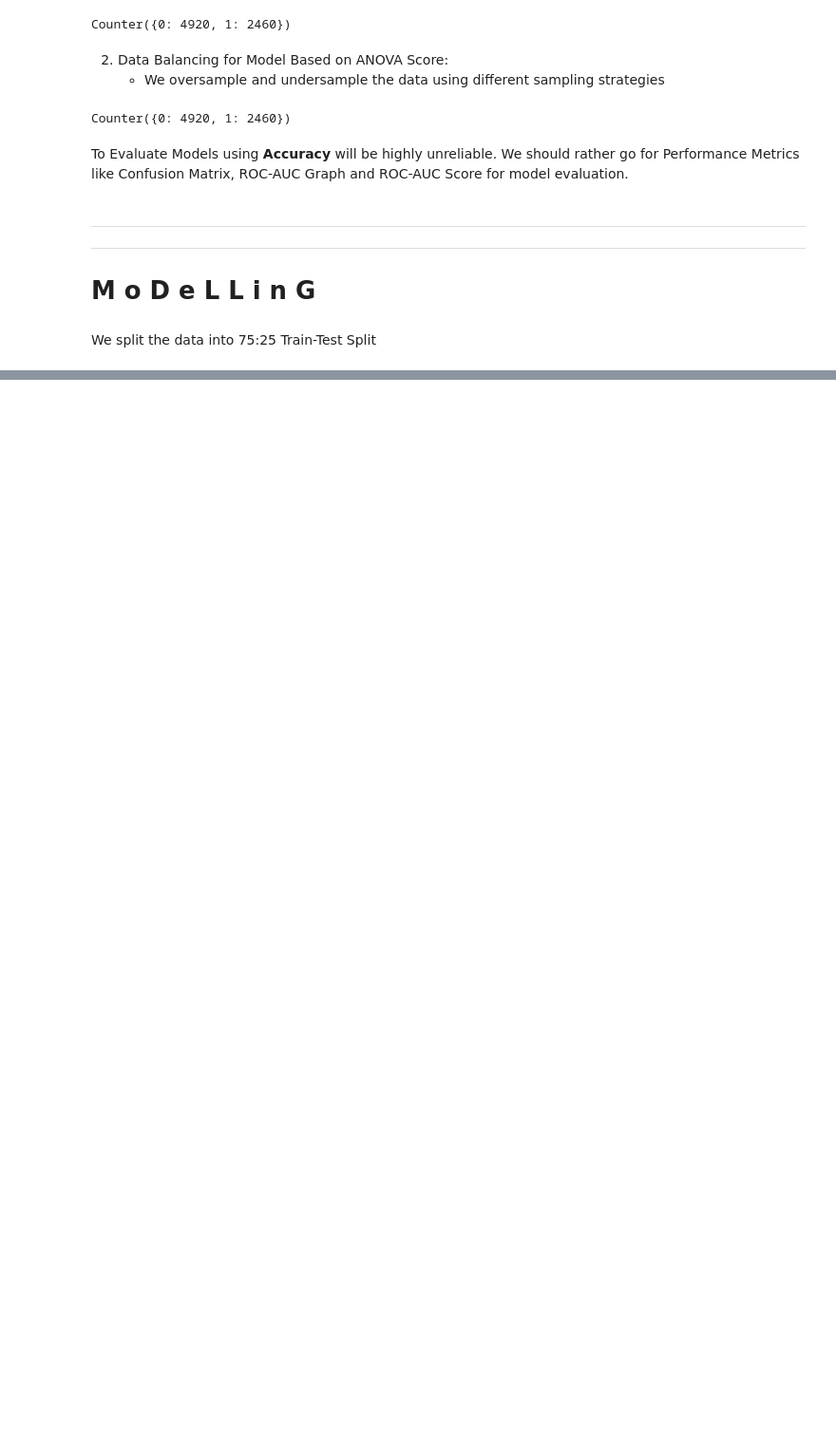
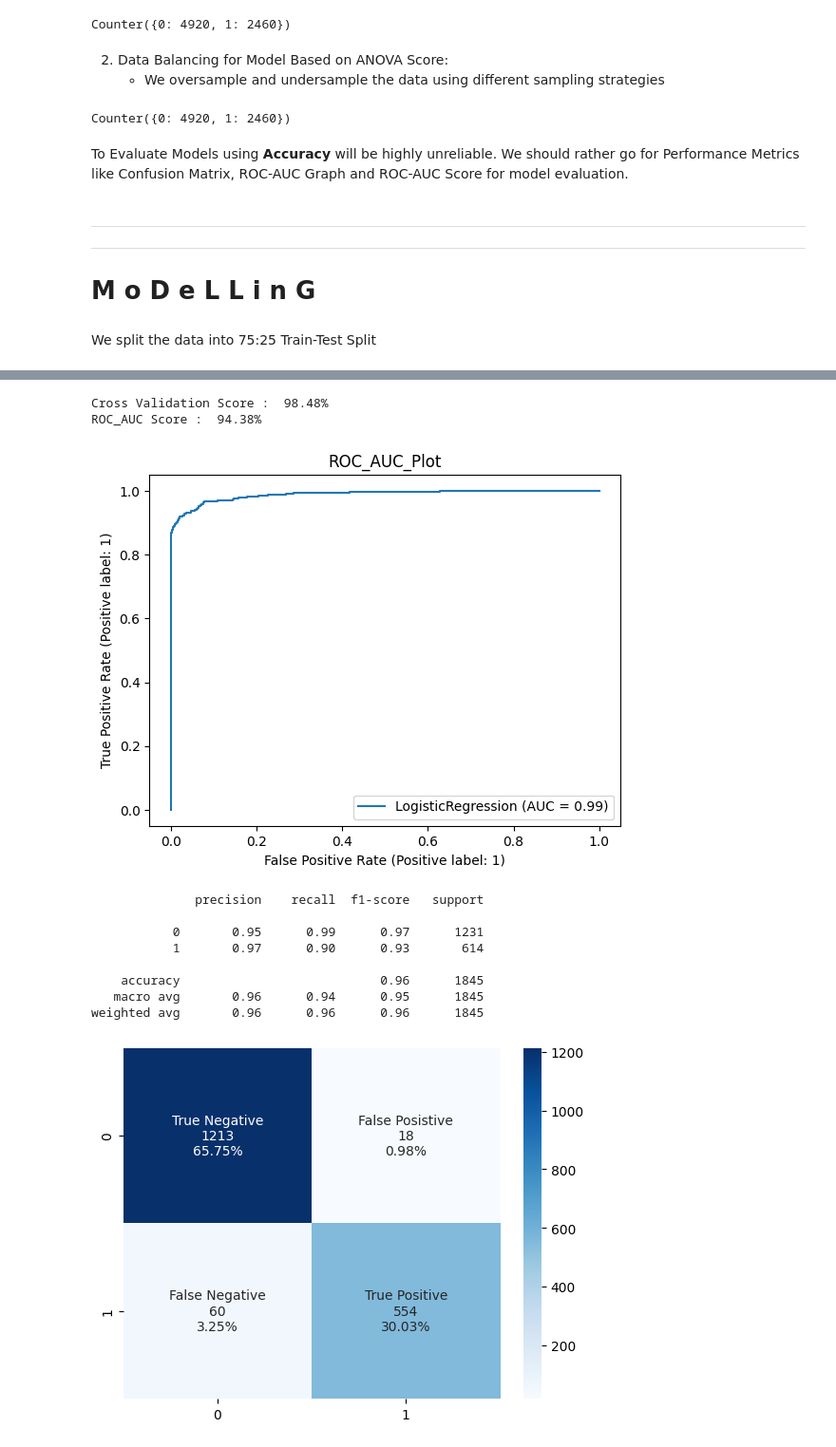
Before and after one commit to gojousatoru007/CreditRisk_ML, a Jupyter notebook: CreditRisk_ML.ipynb, the cells around one changed output, grey strips where cells are left out. Shown at 95% size. Saved outputs shown, nothing was run; the diff lists cells and outputs as text; code cells hidden in the pictures; blank space fills up the shorter version.

```diff
--- a/CreditRisk_ML.ipynb
+++ b/CreditRisk_ML.ipynb
@@ -394,0 +494,18 @@ def fit_test(model, x_train, y_train, x_test, y_test):
+# %%
+# Based on ANOVA Score
+
+fit_test(lr, x_train_anova, y_train_anova, x_test_anova, y_test_anova)
+evaluate(lr, x_test_anova, y_test_anova)
+# %% [output]
+Cross Validation Score :  98.48%
+ROC_AUC Score :  94.38%
+[figure, added]
+              precision    recall  f1-score   support
+
+           0       0.95      0.99      0.97      1231
+           1       0.97      0.90      0.93       614
+
+    accuracy                           0.96      1845
+   macro avg       0.96      0.94      0.95      1845
+weighted avg       0.96      0.96      0.96      1845
+[figure, added]
```
Also changed, not shown: parts of 35 cells of this notebook.
